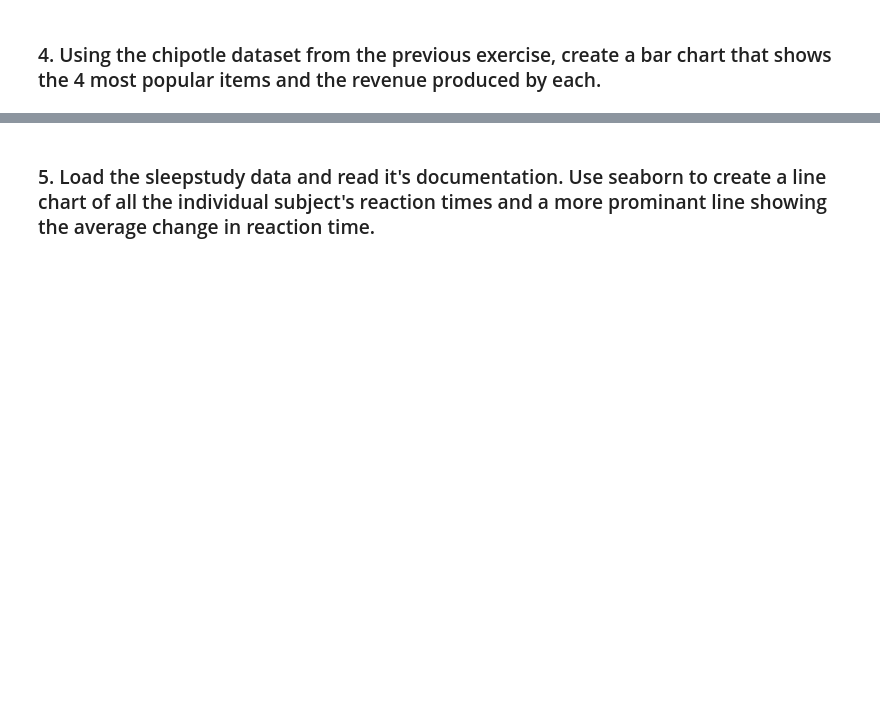
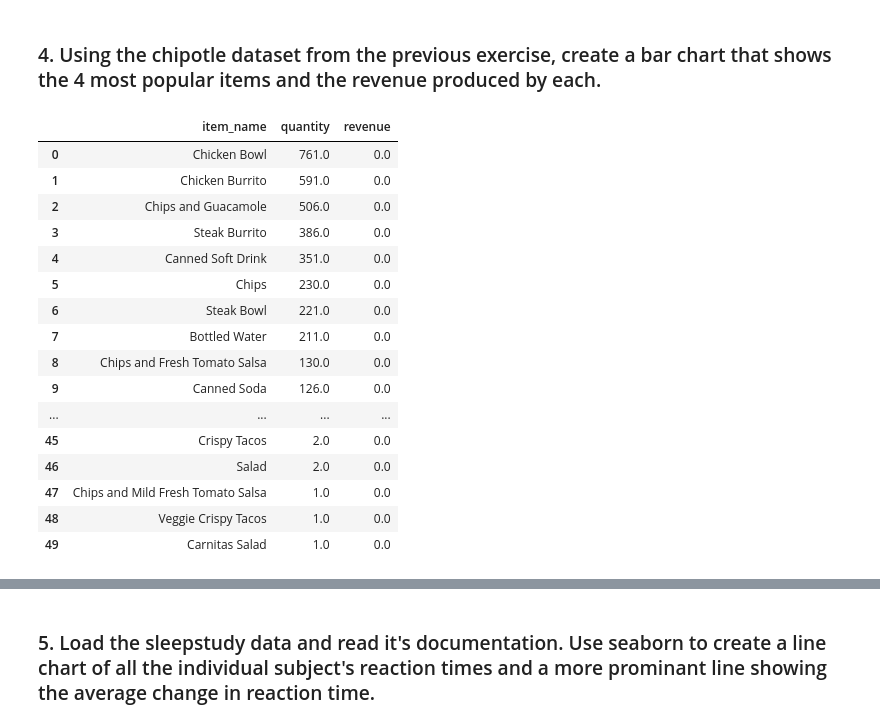
Before and after one commit to greg-maggard/numpy_pandas_visualization_exercises, a Jupyter notebook: seaborn_exercises.ipynb, the cells around one changed output, grey strips where cells are left out. Cells and saved outputs as stored; diff of their text form; code cells hidden in the pictures; blank space fills up the shorter version.

Commit message:
Finished most of the seaborn exercises. Updated advanced data frames work.

```diff
--- a/seaborn_exercises.ipynb
+++ b/seaborn_exercises.ipynb
@@ -217,3 +224,5 @@ sns.pairplot(swiss, kind = 'reg')
 [figure]
 # %% [markdown]
 ### 4. Using the chipotle dataset from the previous exercise, create a bar chart that shows the 4 most popular items and the revenue produced by each.
+# %%
+url = get_db_url('chipotle')
@@ -219,0 +233,29 @@ sns.pairplot(swiss, kind = 'reg')
+# %%
+most_popular = pd.read_sql('''
+                                SELECT
+                                item_name,
+                                SUM(quantity) AS quantity,
+                                SUM(CAST(item_price AS FLOAT)) AS revenue
+                                FROM orders
+                                GROUP BY item_name
+                                ORDER BY quantity DESC;''', url)
+
+most_popular
+# %% [output]
+|  | item_name | quantity | revenue |
+| 0 | Chicken Bowl | 761.0 | 0.0 |
+| 1 | Chicken Burrito | 591.0 | 0.0 |
+| 2 | Chips and Guacamole | 506.0 | 0.0 |
+| 3 | Steak Burrito | 386.0 | 0.0 |
+| 4 | Canned Soft Drink | 351.0 | 0.0 |
+| 5 | Chips | 230.0 | 0.0 |
+| 6 | Steak Bowl | 221.0 | 0.0 |
+| 7 | Bottled Water | 211.0 | 0.0 |
+| 8 | Chips and Fresh Tomato Salsa | 130.0 | 0.0 |
+| 9 | Canned Soda | 126.0 | 0.0 |
+| ... | ... | ... | ... |
+| 45 | Crispy Tacos | 2.0 | 0.0 |
+| 46 | Salad | 2.0 | 0.0 |
+| 47 | Chips and Mild Fresh Tomato Salsa | 1.0 | 0.0 |
+| 48 | Veggie Crispy Tacos | 1.0 | 0.0 |
+| 49 | Carnitas Salad | 1.0 | 0.0 |
```
Also changed, not shown: parts of 9 cells of this notebook, 1 other file.
